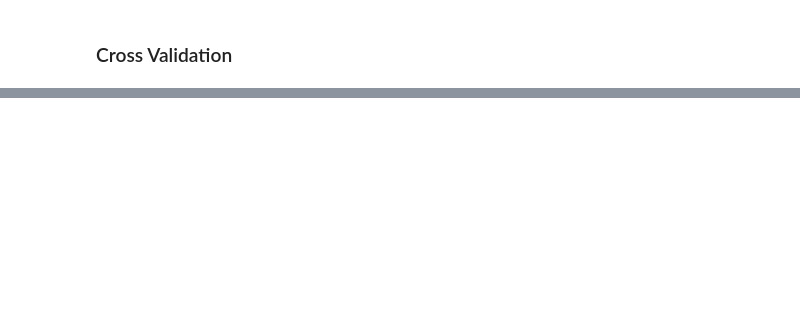
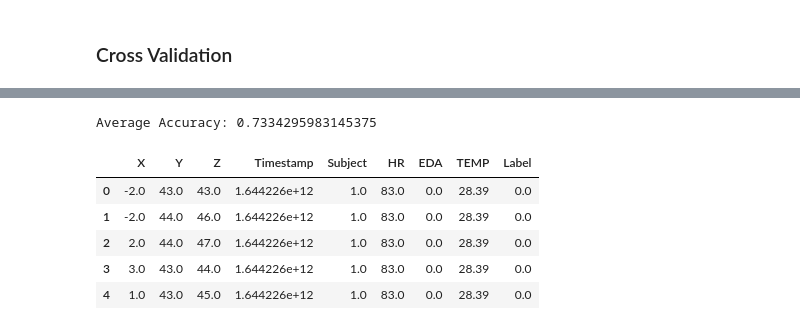
Before and after one commit to shaejaz/university-trial-analysis, a Jupyter notebook: main.ipynb, the cells around one changed output, grey strips where cells are left out. Cells and saved outputs as stored; diff of their text form; code cells hidden in the pictures; blank space fills up the shorter version.

```diff
--- a/main.ipynb
+++ b/main.ipynb
@@ -214,0 +381,16 @@ KeyboardInterrupt: ignored
+# %%
+print('Average Accuracy: {}'.format(np.mean(lr_no_accel_scores)))
+# %% [output]
+Average Accuracy: 0.7334295983145375
+# %%
+# Remove the BVP data from the dataframe
+df_no_bvp = df.drop(columns=['BVP'], axis=1)
+
+df_no_bvp.head()
+# %% [output]
+|  | X | Y | Z | Timestamp | Subject | HR | EDA | TEMP | Label |
+| 0 | -2.0 | 43.0 | 43.0 | 1.644226e+12 | 1.0 | 83.0 | 0.0 | 28.39 | 0.0 |
+| 1 | -2.0 | 44.0 | 46.0 | 1.644226e+12 | 1.0 | 83.0 | 0.0 | 28.39 | 0.0 |
+| 2 | 2.0 | 44.0 | 47.0 | 1.644226e+12 | 1.0 | 83.0 | 0.0 | 28.39 | 0.0 |
+| 3 | 3.0 | 43.0 | 44.0 | 1.644226e+12 | 1.0 | 83.0 | 0.0 | 28.39 | 0.0 |
+| 4 | 1.0 | 43.0 | 45.0 | 1.644226e+12 | 1.0 | 83.0 | 0.0 | 28.39 | 0.0 |
```
Also changed, not shown: parts of 35 cells of this notebook, 3 other files.
